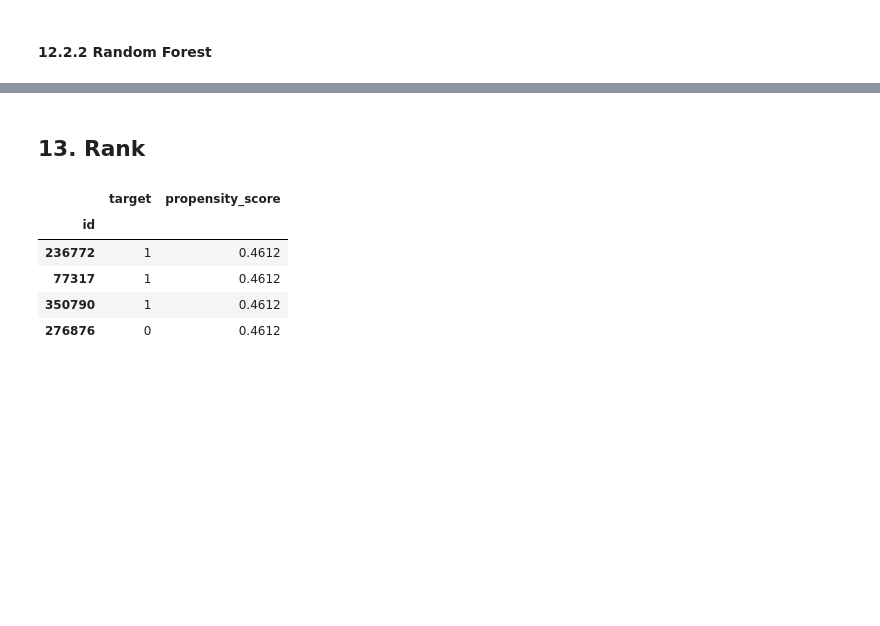
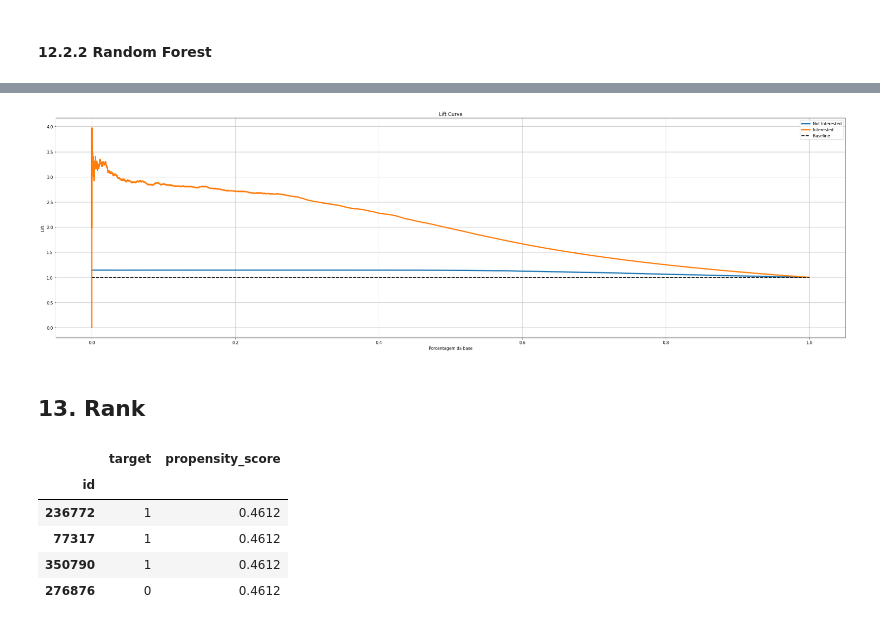
Before and after one commit to rsantosluan/Helth_Insurance_Cross_Sell, a Jupyter notebook: Notebooks/data_exploration.ipynb, the cells around one changed output, grey strips where cells are left out. Drawn from its saved outputs; the diff is of its cells as text; code cells hidden in the pictures; blank space fills up the shorter version.

```diff
--- a/Notebooks/data_exploration.ipynb
+++ b/Notebooks/data_exploration.ipynb
@@ -1020,3 +1032,10 @@ plt.legend(['Not Interested','Interested','Baseline']);
+# %%
+skplt.metrics.plot_lift_curve( y_te, y_hat, figsize=(35,10) );
+plt.legend(['Not Interested','Interested','Baseline']);
+plt.xlabel( 'Porcentagem da base' );
+plt.ylabel( 'Lift' );
+# %% [output]
+[figure, added]
 # %% [markdown]
 ## 13. Rank
 # %%
```
Also changed, not shown: parts of 7 cells of this notebook, 2 other files.
